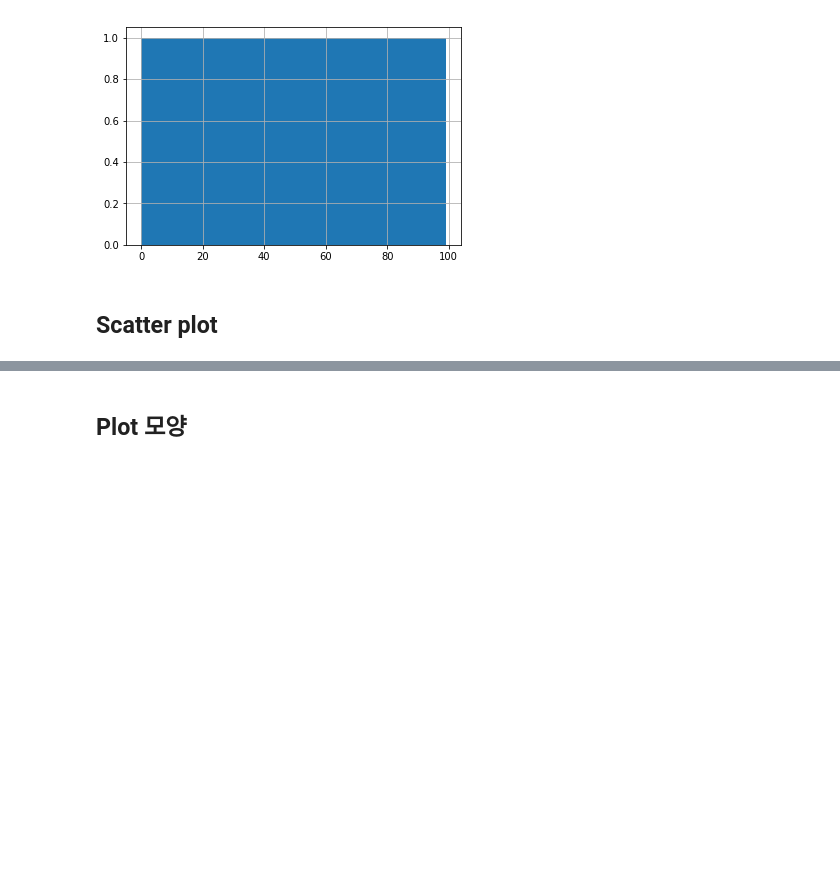
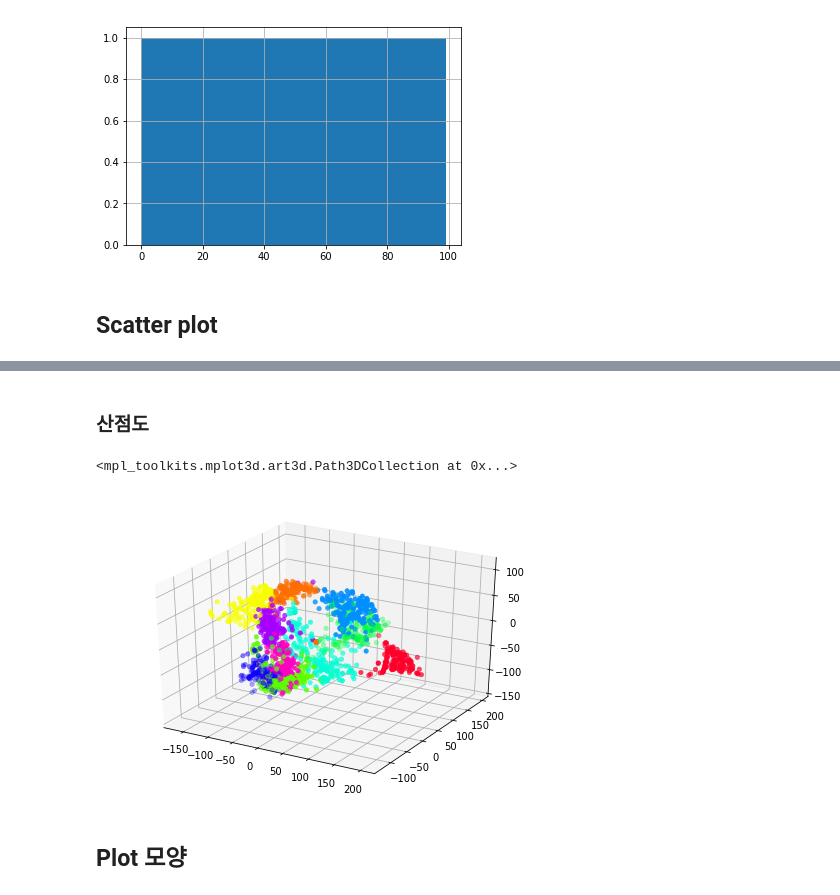
Before and after one commit to nayohan/TIL, a Jupyter notebook: Python/matplotlib.ipynb, the cells around one changed output, grey strips where cells are left out. Cells and saved outputs as stored; diff of their text form; code cells hidden in the pictures; blank space fills up the shorter version.

```diff
--- a/Python/matplotlib.ipynb
+++ b/Python/matplotlib.ipynb
@@ -72,3 +99,14 @@ plt.scatter(df3['x1'], df3['x2'])
+# %% [markdown]
+### 산점도
+# %%
+from mpl_toolkits.mplot3d import Axes3D
+
+fig = plt.figure()
+ax = Axes3D(fig)
+ax.scatter(data_projected[:,0], data_projected[:,1], data_projected[:,2], c=digits.target, cmap='gist_rainbow', linewidth=0.5)
+# %% [output]
+<mpl_toolkits.mplot3d.art3d.Path3DCollection at 0x...>
+[figure, added]
 # %% [markdown]
 ## Plot 모양
 # %%
```
Also changed, not shown: parts of 17 cells of this notebook, 4 other files.
